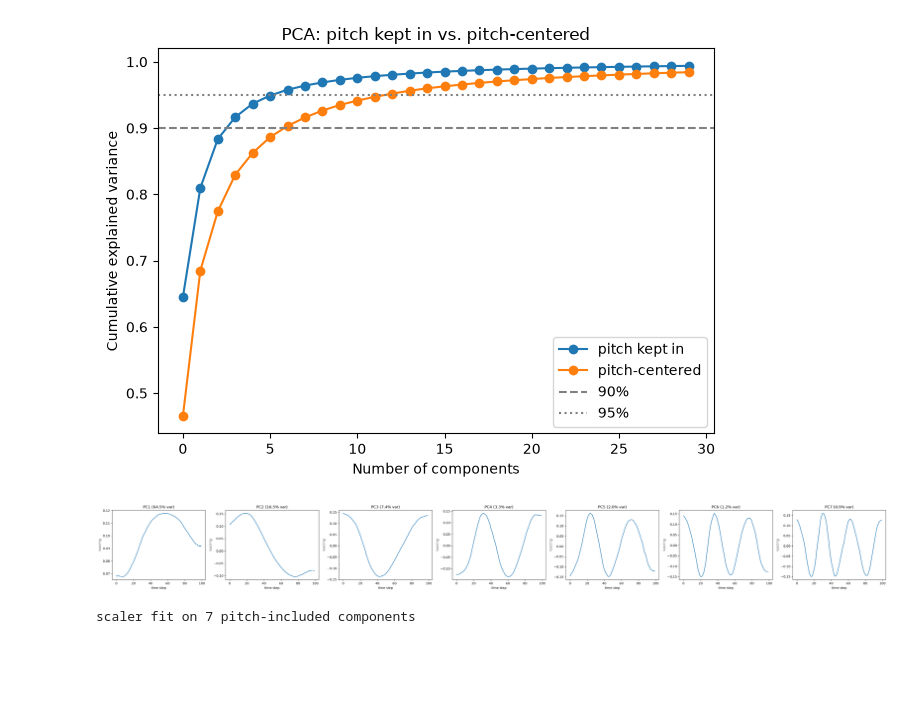
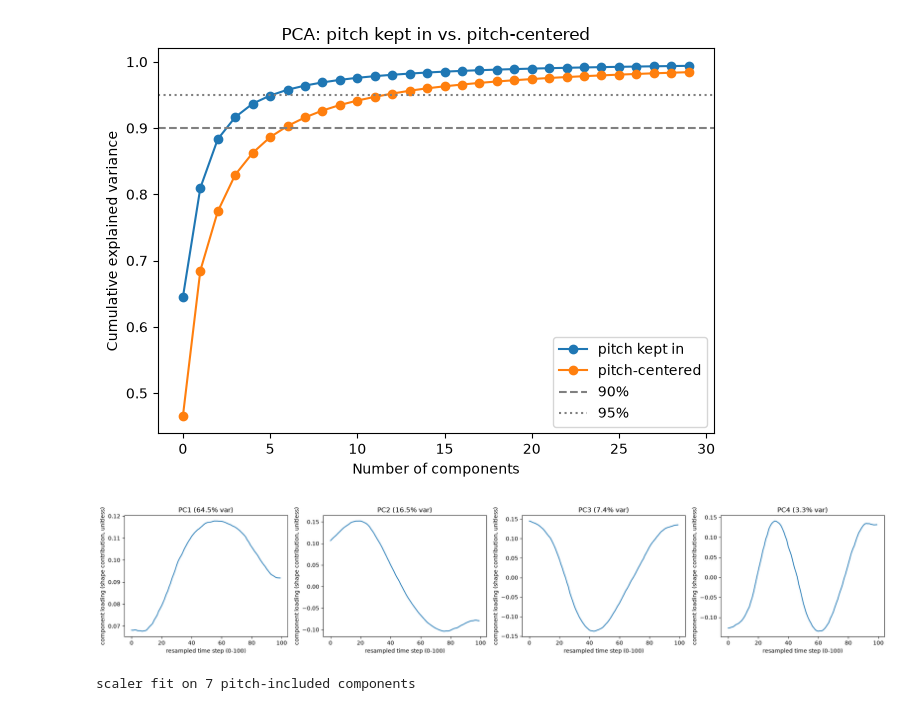
Before and after one commit to netra-khot/mouse-vocalization-2026, a Jupyter notebook: data_prep/pca.ipynb, the cells around one changed output. Drawn from its saved outputs; the diff is of its cells as text; code cells hidden in the pictures; blank space fills up the shorter version.

```diff
--- a/data_prep/pca.ipynb
+++ b/data_prep/pca.ipynb
@@ -115,21 +115,21 @@ components for 95% variance, pitch-centered: 13
 # %%
 # plot the first few PCA components themselves as time series
 # (each component is a 100-length vector, same length as a resampled trajectory)
 
-n_components_to_show = 7
+n_components_to_show = 4
 fig, axes = plt.subplots(1, n_components_to_show, figsize=(5 * n_components_to_show, 4))
 
 for i, ax in enumerate(axes):
     ax.plot(pca_with_pitch.components_[i])
     var_explained = pca_with_pitch.explained_variance_ratio_[i] * 100
     ax.set_title(f"PC{i+1} ({var_explained:.1f}% var)")
-    ax.set_xlabel("time step")
-    ax.set_ylabel("loading")
+    ax.set_xlabel("resampled time step (0-100)")
+    ax.set_ylabel("component loading (shape contribution, unitless)")
 
 plt.tight_layout()
 plt.show()
 # %% [output]
-[figure, old version]
+[figure, new version]
 # %%
 with open("../data_prep/pkl-files/pca_model_pitch.pkl", "wb") as f:
     pickle.dump(pca_with_pitch, f)
```
Also changed, not shown: 2 other files.
